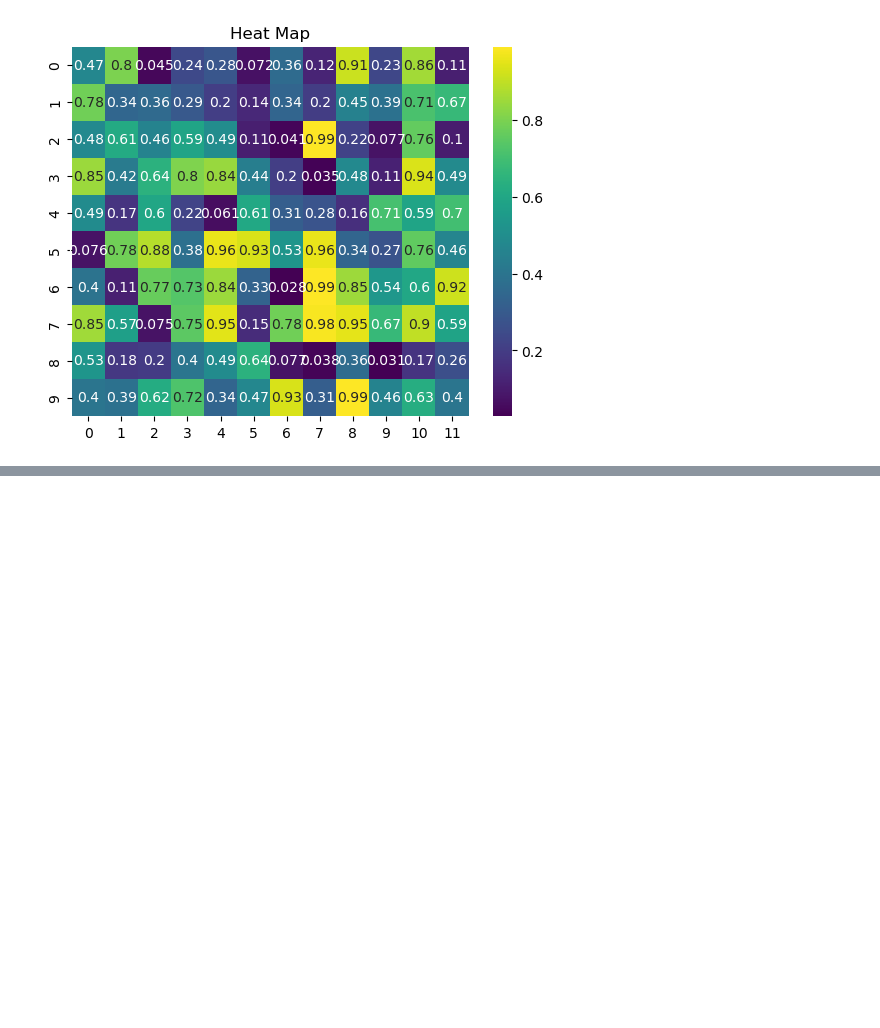
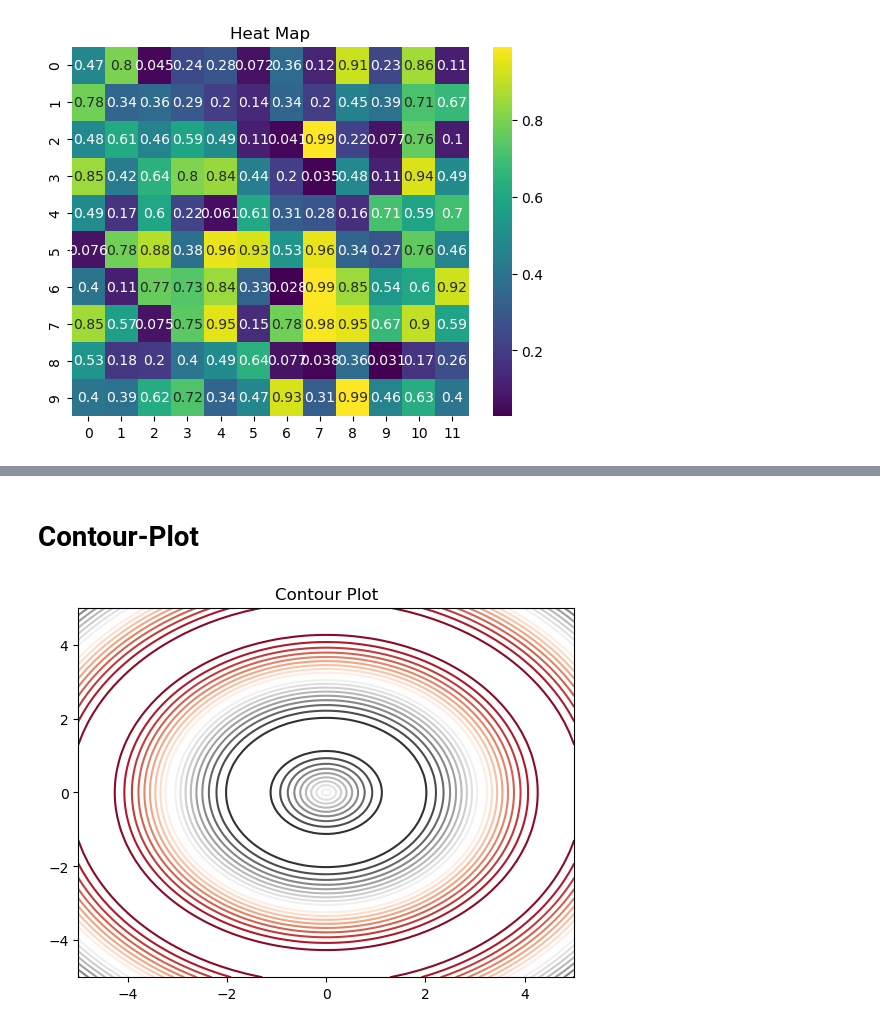
Before and after one commit to dhanyashree-gurukar/ML-Laboratory, a Jupyter notebook: Lab2/Visualization.ipynb, the cells around one changed output, grey strips where cells are left out. Drawn from its saved outputs; the diff is of its cells as text; code cells hidden in the pictures; blank space fills up the shorter version.

```diff
--- a/Lab2/Visualization.ipynb
+++ b/Lab2/Visualization.ipynb
@@ -62,0 +74,16 @@ plt.show()
+# %% [markdown]
+# Contour-Plot
+# %%
+import matplotlib.pyplot as plt
+import numpy as np
+
+x = np.linspace(-5, 5, 100)
+y = np.linspace(-5, 5, 100)
+X, Y = np.meshgrid(x, y)
+Z = np.sin(np.sqrt(X**2 + Y**2))
+
+plt.contour(X, Y, Z, levels=20, cmap='RdGy')
+plt.title("Contour Plot")
+plt.show()
+# %% [output]
+[figure, added]
```
Also changed, not shown: parts of 5 cells of this notebook.
